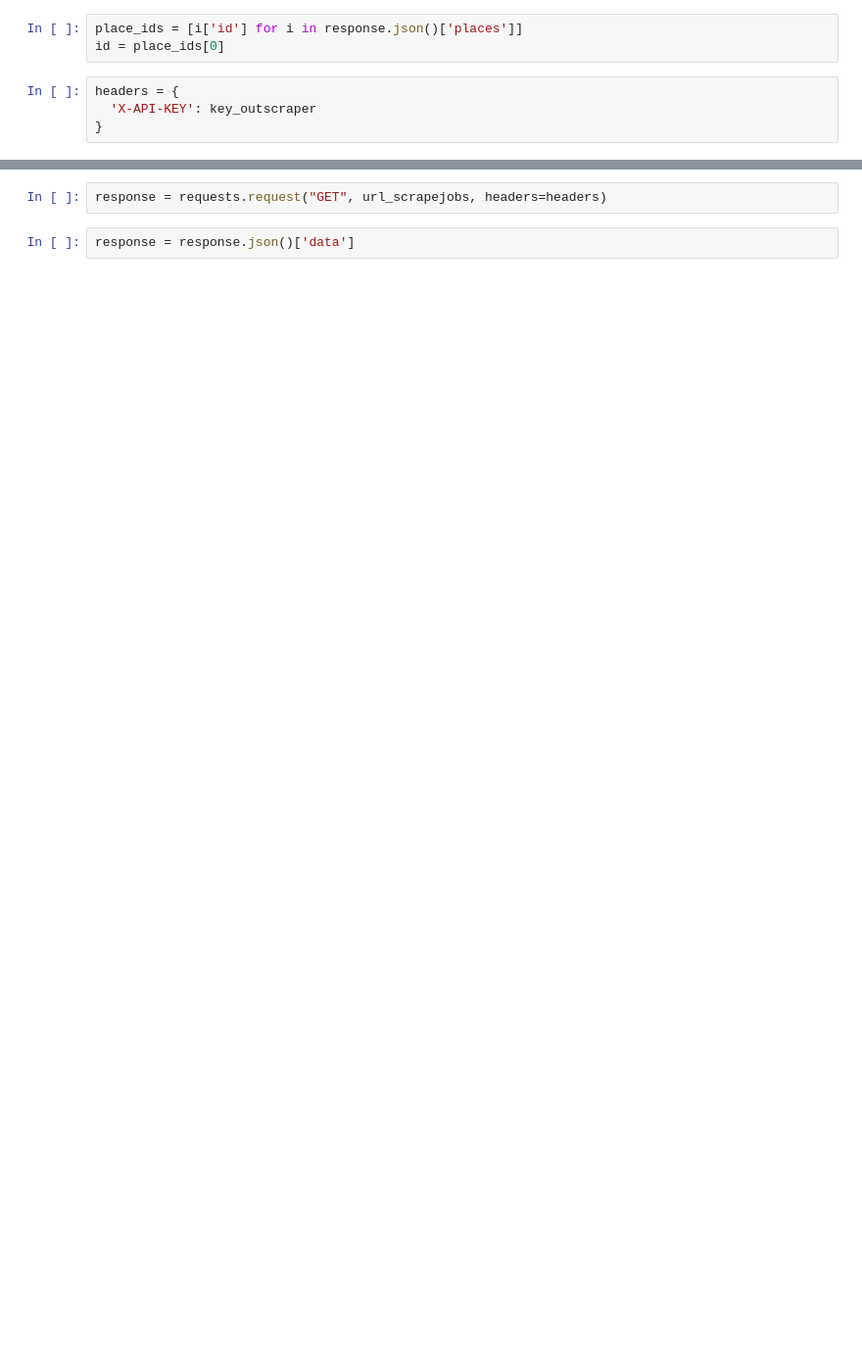
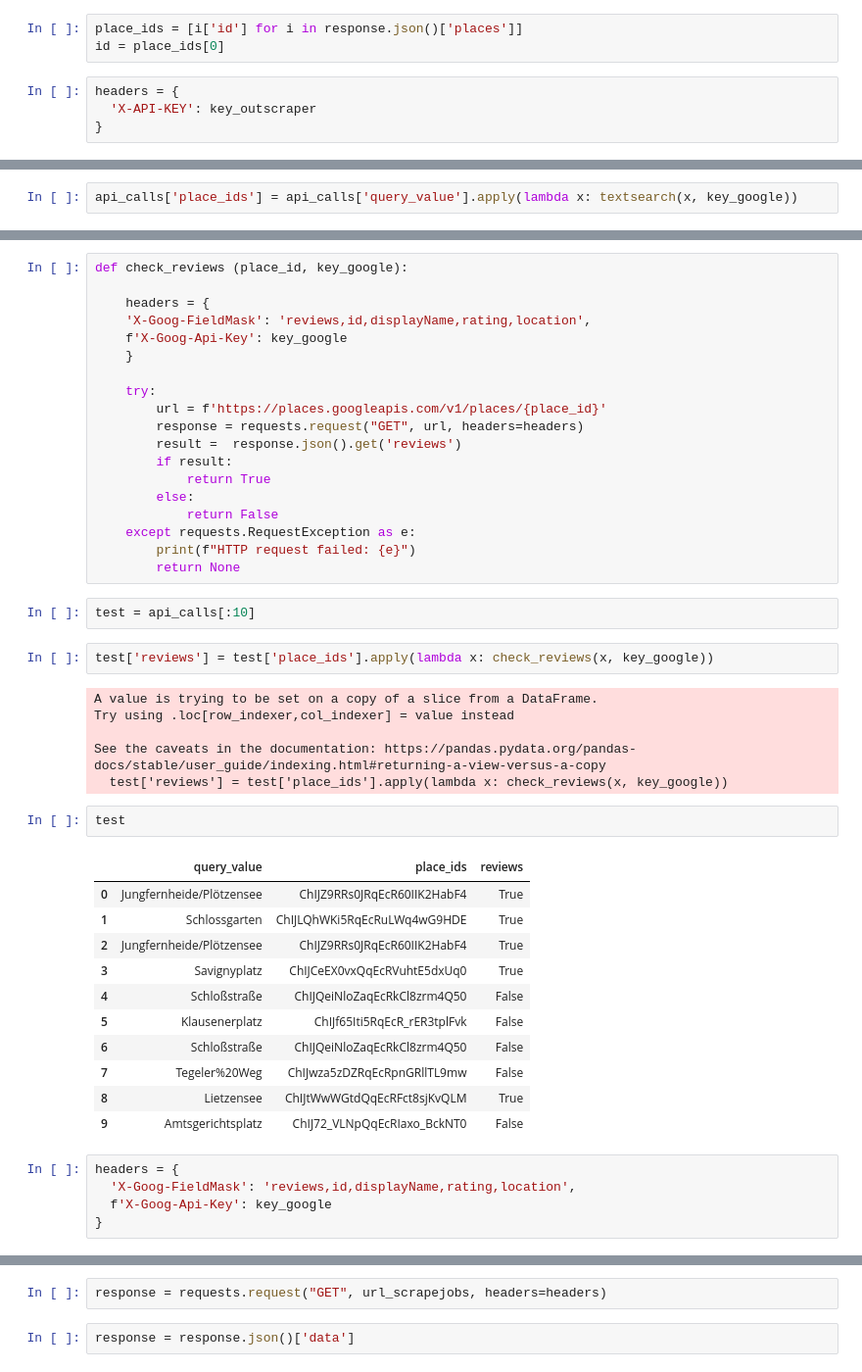
Before and after one commit to LukasKochRuchay/google_review_topic_modelling, a Jupyter notebook: notebooks/01_get_place_data.ipynb, the cells around one changed output, grey strips where cells are left out. Shown at 98% size. Cells and saved outputs as stored; diff of their text form; blank space fills up the shorter version.

Commit message:
get place ids

```diff
--- a/notebooks/01_get_place_data.ipynb
+++ b/notebooks/01_get_place_data.ipynb
@@ -66,0 +75,2 @@ headers = {
+# %%
+api_calls['place_ids'] = api_calls['query_value'].apply(lambda x: textsearch(x, key_google))
@@ -66,0 +87,48 @@ headers = {
+# %%
+def check_reviews (place_id, key_google):
+
+    headers = {
+    'X-Goog-FieldMask': 'reviews,id,displayName,rating,location',
+    f'X-Goog-Api-Key': key_google
+    }
+
+    try:
+        url = f'https://places.googleapis.com/v1/places/{place_id}'
+        response = requests.request("GET", url, headers=headers)
+        result =  response.json().get('reviews')
+        if result:
+            return True
+        else:
+            return False
+    except requests.RequestException as e:
+        print(f"HTTP request failed: {e}")
+        return None
+# %%
+test = api_calls[:10]
+# %%
+test['reviews'] = test['place_ids'].apply(lambda x: check_reviews(x, key_google))
+# %% [output]
+A value is trying to be set on a copy of a slice from a DataFrame.
+Try using .loc[row_indexer,col_indexer] = value instead
+
+See the caveats in the documentation: https://pandas.pydata.org/pandas-docs/stable/user_guide/indexing.html#returning-a-view-versus-a-copy
+  test['reviews'] = test['place_ids'].apply(lambda x: check_reviews(x, key_google))
+# %%
+test
+# %% [output]
+|  | query_value | place_ids | reviews |
+| 0 | Jungfernheide/Plötzensee | ChIJZ9RRs0JRqEcR60IIK2HabF4 | True |
+| 1 | Schlossgarten | ChIJLQhWKi5RqEcRuLWq4wG9HDE | True |
+| 2 | Jungfernheide/Plötzensee | ChIJZ9RRs0JRqEcR60IIK2HabF4 | True |
+| 3 | Savignyplatz | ChIJCeEX0vxQqEcRVuhtE5dxUq0 | True |
+| 4 | Schloßstraße | ChIJQeiNloZaqEcRkCl8zrm4Q50 | False |
+| 5 | Klausenerplatz | ChIJf65Iti5RqEcR_rER3tplFvk | False |
+| 6 | Schloßstraße | ChIJQeiNloZaqEcRkCl8zrm4Q50 | False |
+| 7 | Tegeler%20Weg | ChIJwza5zDZRqEcRpnGRllTL9mw | False |
+| 8 | Lietzensee | ChIJtWwWGtdQqEcRFct8sjKvQLM | True |
+| 9 | Amtsgerichtsplatz | ChIJ72_VLNpQqEcRIaxo_BckNT0 | False |
+# %%
+headers = {
+  'X-Goog-FieldMask': 'reviews,id,displayName,rating,location',
+  f'X-Goog-Api-Key': key_google
+}
```
Also changed, not shown: parts of 21 cells of this notebook, 1 other file.
